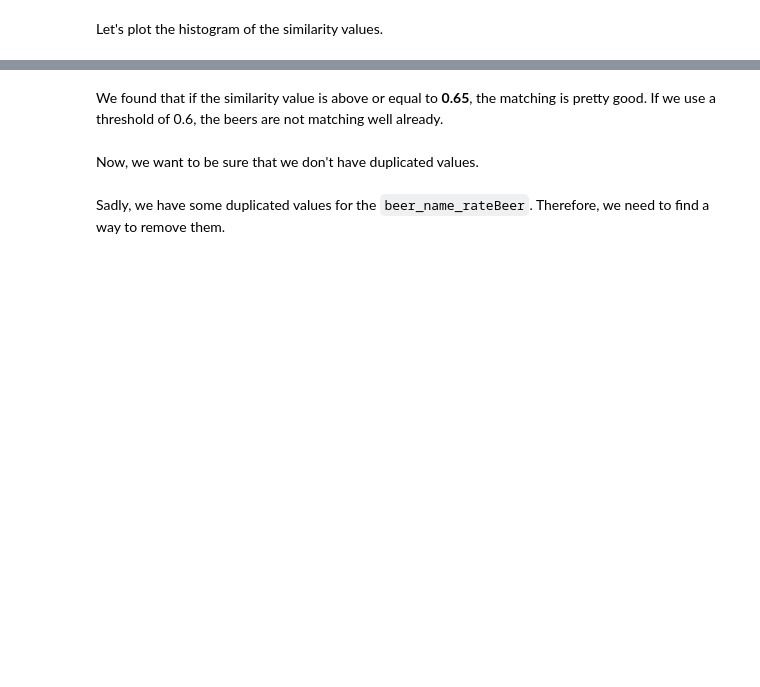
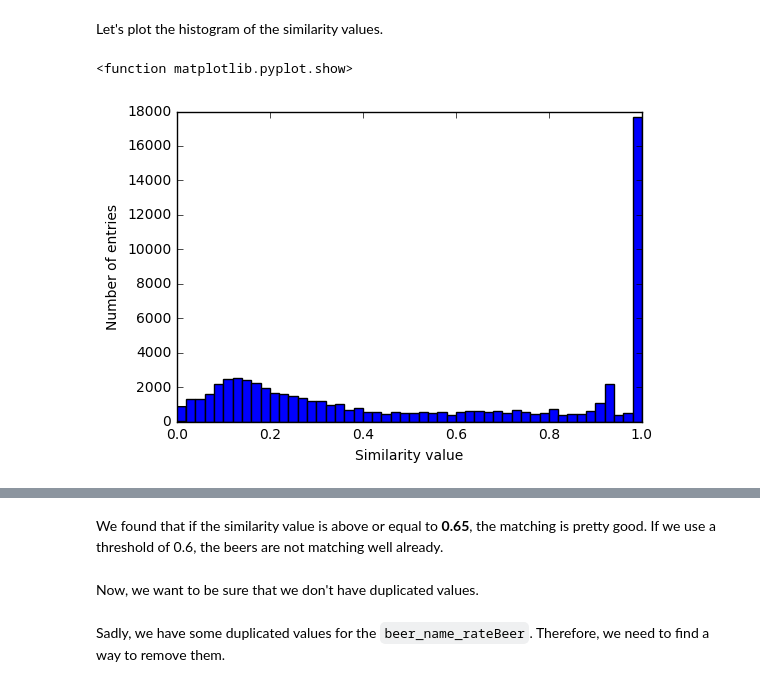
Before and after one commit to glederrey/Beers_rating, a Jupyter notebook: Beer_Similarity.ipynb, the cells around one changed output, grey strips where cells are left out. Saved outputs shown, nothing was run; the diff lists cells and outputs as text; code cells hidden in the pictures; blank space fills up the shorter version.

```diff
--- a/Beer_Similarity.ipynb
+++ b/Beer_Similarity.ipynb
@@ -560,5 +581,6 @@ matching_beers.head()
 Let's sort the DataFrame by the similarity value.
 # %%
 matching_beers.sort_values(by='similarity', ascending=False, inplace=True)
+matching_beers.index = range(len(matching_beers))
 # %%
 matching_beers.similarity.describe()
@@ -565,7 +597,10 @@ matching_beers.similarity.describe()
 # %% [markdown]
 Let's plot the histogram of the similarity values.
 # %%
-plt.hist(list(matching_beers.similarity), 20)
+plt.hist(list(matching_beers.similarity), 50)
 plt.xlabel('Similarity value')
 plt.ylabel('Number of entries')
 plt.show
+# %% [output]
+<function matplotlib.pyplot.show>
+[figure, added]
```
Also changed, not shown: parts of 12 cells of this notebook, 1 other file.
